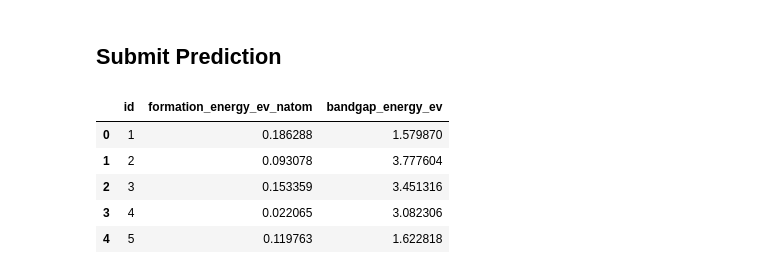
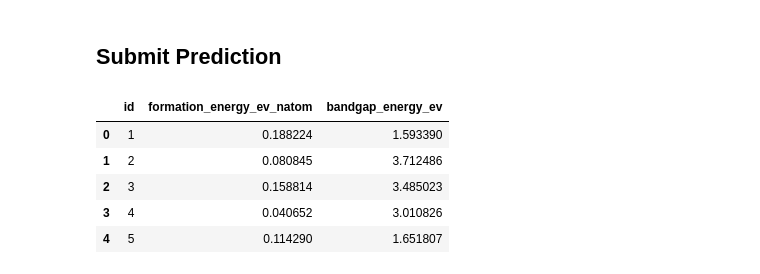
Before and after one commit to rostyslavb/DRU-DS100-w3, a Jupyter notebook: kaggle/transparent_conductors/kernel.ipynb, the cells around one changed output. Cells and saved outputs as stored; diff of their text form; code cells hidden in the pictures.

Commit message:
pipeline

```diff
--- a/kaggle/transparent_conductors/kernel.ipynb
+++ b/kaggle/transparent_conductors/kernel.ipynb
@@ -225,2 +181,6 @@ array([[ 0.068 ,  3.4387],
+# %%
+X_train = train.drop(labels=['Ef', 'Eg', 'id'], axis=1).values
+X_test = test.drop(labels=['id'], axis=1).values
+y_train = train[['Ef', 'Eg']].values
 # %% [markdown]
 ## Building model
@@ -273,0 +187,23 @@ np.mean(cv_score)
+# %%
+from sklearn.pipeline import FeatureUnion, Pipeline
+from sklearn.model_selection import GridSearchCV
+from sklearn.linear_model import Ridge
+from sklearn.decomposition import TruncatedSVD
+
+enc = OneHotEncoder(categorical_features=[0, 1])
+poly = PolynomialFeatures(degree=4, interaction_only=False, include_bias=False)
+tsvd = TruncatedSVD()
+rgr = Ridge(normalize=True)
+
+features = FeatureUnion([('enc', enc), ('poly', poly)])
+pipe = Pipeline([('features', features), ('tsvd', tsvd), ('rgr', rgr)])
+
+param_grid = dict(tsvd__n_components=[75, 80, 85, 100], rgr__alpha=[0.001, 0.005, 0.01, 0.05, 0.1])
+
+estimator = GridSearchCV(pipe,
+                         param_grid=param_grid,
+                         return_train_score=True,
+                         cv=5,
+                         scoring='neg_mean_squared_log_error',
+                         n_jobs=-1)
+estimator.fit(X_train, y_train)
@@ -274,21 +269,18 @@ np.mean(cv_score)
 # %% [markdown]
 ## Submit Prediction
 # %%
-y_pred = np.zeros((X_test.shape[0], 2))
-y_pred[:, 0], y_pred[:, 1] = pred_test_full_1.mean(axis=1), pred_test_full_2.mean(axis=1)
-y_pred[y_pred <= 0] = 1e-5
+y_pred = estimator.predict(X_test)
 submit = pd.DataFrame({'id':test['id'],
-                       'formation_energy_ev_natom':y_pred[:,0],
-                       'bandgap_energy_ev':y_pred[:,1]},
+                       'formation_energy_ev_natom':y_pred[:, 0],
+                       'bandgap_energy_ev':y_pred[:, 1]},
                        columns=['id', 'formation_energy_ev_natom', 'bandgap_energy_ev'])
-submit.to_csv('rdg_conductor.csv', index=False)
+submit.to_csv('rg_conductor.csv', index=False)
+submit.head()
+# %% [output]
+|  | id | formation_energy_ev_natom | bandgap_energy_ev |
+| 0 | 1 | 0.188224 | 1.593390 |
+| 1 | 2 | 0.080845 | 3.712486 |
+| 2 | 3 | 0.158814 | 3.485023 |
+| 3 | 4 | 0.040652 | 3.010826 |
+| 4 | 5 | 0.114290 | 1.651807 |
-# %%
-submit.head()
-# %% [output]
-|  | id | formation_energy_ev_natom | bandgap_energy_ev |
-| 0 | 1 | 0.186288 | 1.579870 |
-| 1 | 2 | 0.093078 | 3.777604 |
-| 2 | 3 | 0.153359 | 3.451316 |
-| 3 | 4 | 0.022065 | 3.082306 |
-| 4 | 5 | 0.119763 | 1.622818 |
 # %%
```
Also changed, not shown: parts of 13 cells of this notebook, 3 other files.
